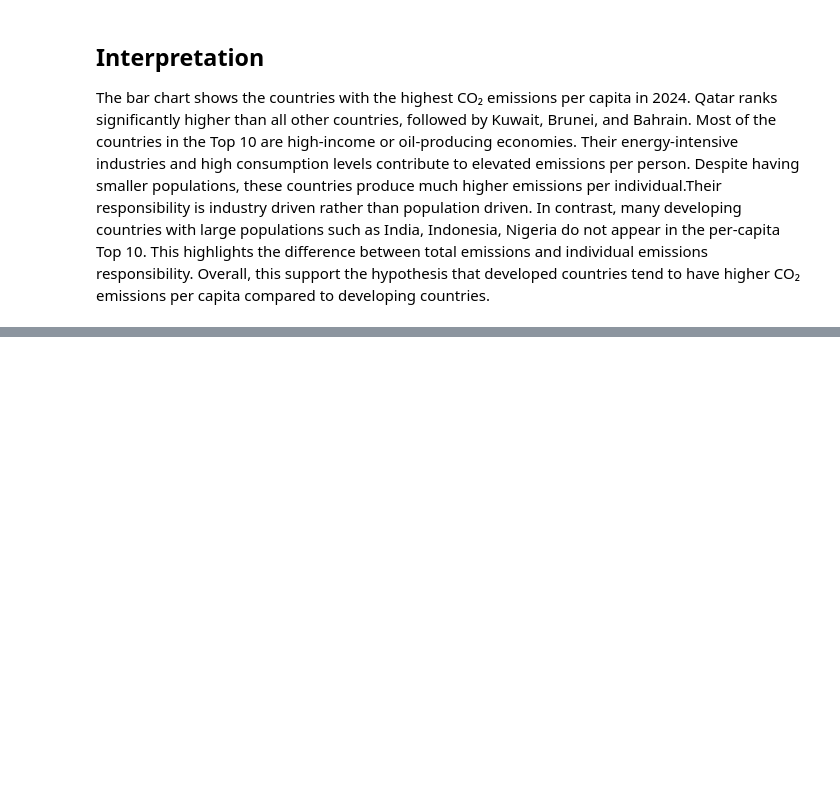
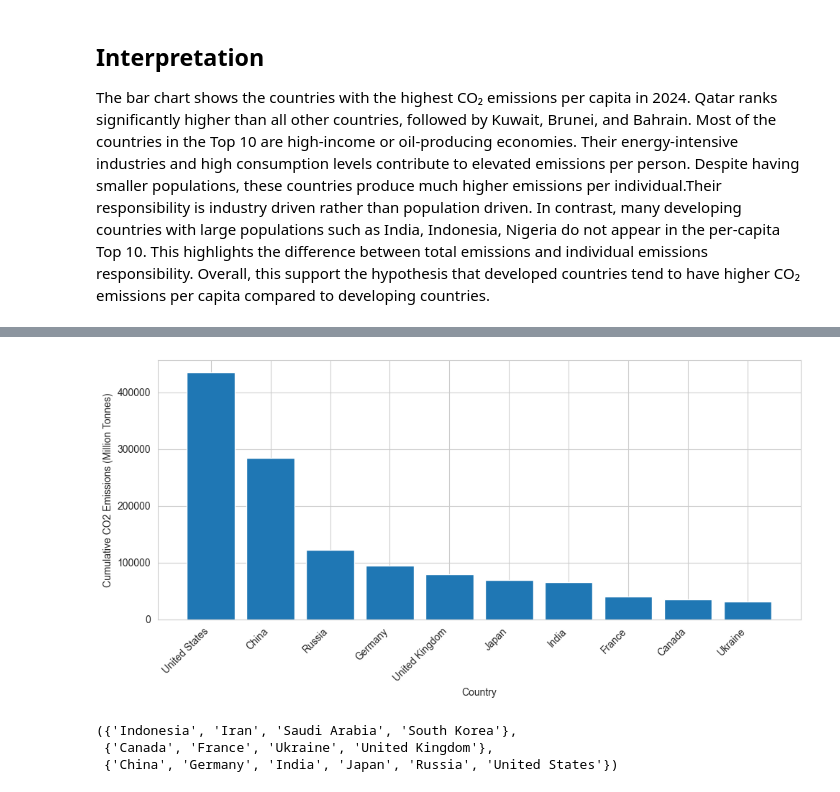
Before and after one commit to funmiafola/Global-Co2-Emissions-Responsibility, a Jupyter notebook: jupyter_notebooks/EDA_Co2_Responsibility.ipynb, the cells around one changed output, grey strips where cells are left out. Cells and saved outputs as stored; diff of their text form; code cells hidden in the pictures; blank space fills up the shorter version.

```diff
--- a/jupyter_notebooks/EDA_Co2_Responsibility.ipynb
+++ b/jupyter_notebooks/EDA_Co2_Responsibility.ipynb
@@ -243,0 +276,4 @@ Overall, this support the hypothesis that developed countries tend to have highe
+# %%
+# Top 10 countries by historical cumulative emissions (latest year cumulative)
+top10_cumulative = df_latest_year.sort_values(by='cumulative_co2', ascending=False).head(10)
+top10_cumulative[['country', 'cumulative_co2']]
@@ -243,0 +322,23 @@ Overall, this support the hypothesis that developed countries tend to have highe
+# %%
+# Plotting Historical Cumulative Emitters
+plt.figure(figsize=(10, 5))
+plt.bar(top10_cumulative['country'], top10_cumulative['cumulative_co2'])
+plt.xlabel('Country')
+plt.ylabel('Cumulative CO2 Emissions (Million Tonnes)')
+plt.xticks(rotation=45, ha='right')
+plt.tight_layout()
+plt.show()
+# %% [output]
+[figure, added]
+# %%
+# Identify the top 10 countries by cumulative CO2 emissions in the latest year
+current_set = set(top10_countries['country'])
+cumulative_set = set(top10_cumulative['country'])
+common_countries = current_set.intersection(cumulative_set)
+only_current = (current_set - cumulative_set)
+only_cumulative = (cumulative_set - current_set)
+only_current, only_cumulative, common_countries
+# %% [output]
+({'Indonesia', 'Iran', 'Saudi Arabia', 'South Korea'},
+ {'Canada', 'France', 'Ukraine', 'United Kingdom'},
+ {'China', 'Germany', 'India', 'Japan', 'Russia', 'United States'})
```
Also changed, not shown: parts of 16 cells of this notebook.
